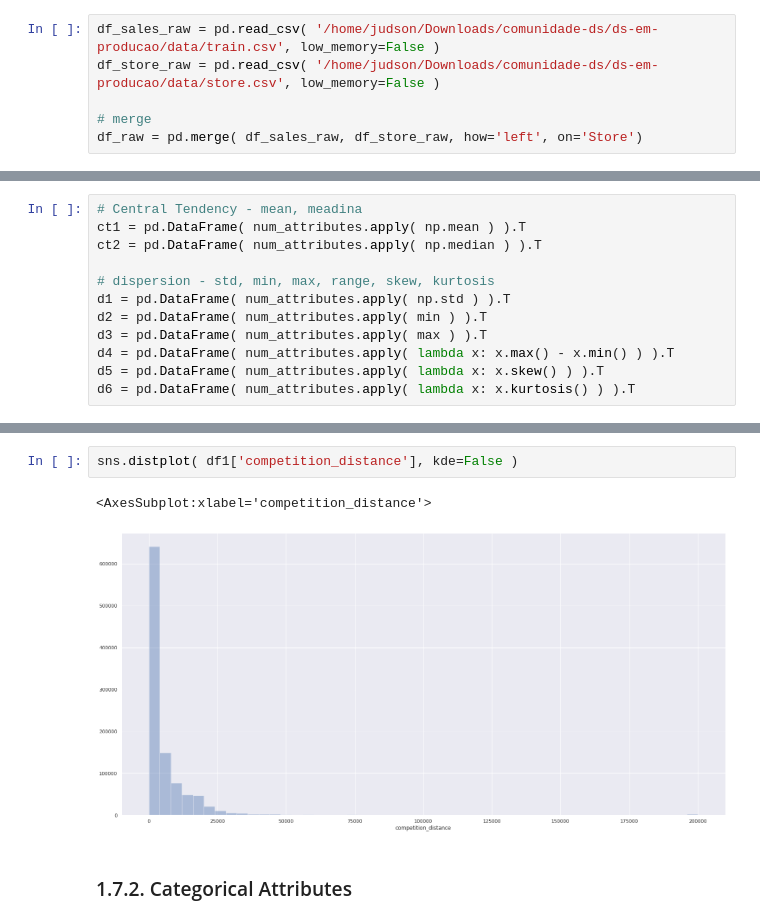
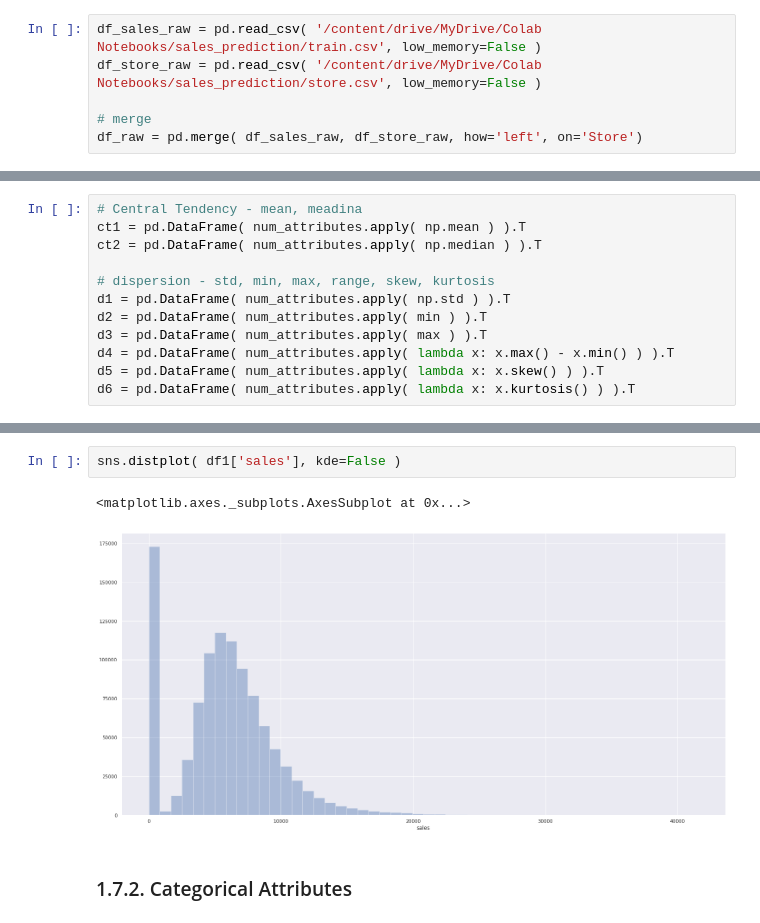
Before and after one commit to judsonomoura/sales_prediction, a Jupyter notebook: store_sales_prediction.ipynb, the cells around one changed output, grey strips where cells are left out. Saved outputs shown, nothing was run; the diff lists cells and outputs as text.

```diff
--- a/store_sales_prediction.ipynb
+++ b/store_sales_prediction.ipynb
@@ -57,6 +121,6 @@ Populating the interactive namespace from numpy and matplotlib
 # %%
-df_sales_raw = pd.read_csv( '/home/judson/Downloads/comunidade-ds/ds-em-producao/data/train.csv', low_memory=False )
-df_store_raw = pd.read_csv( '/home/judson/Downloads/comunidade-ds/ds-em-producao/data/store.csv', low_memory=False )
+df_sales_raw = pd.read_csv( '/content/drive/MyDrive/Colab Notebooks/sales_prediction/train.csv', low_memory=False )
+df_store_raw = pd.read_csv( '/content/drive/MyDrive/Colab Notebooks/sales_prediction/store.csv', low_memory=False )
 
 # merge
 df_raw = pd.merge( df_sales_raw, df_store_raw, how='left', on='Store')
@@ -251,10 +336,10 @@ m
 | 12 | promo2_since_year | 2009.0 | 2015.0 | 6.0 | 2012.793297 | 2013.0 | 1.662657 | -0.784436 | -0.210075 |
 | 13 | is_promo | 0.0 | 1.0 | 1.0 | 0.143345 | 0.0 | 0.350425 | 2.035562 | 2.143516 |
 # %%
-sns.distplot( df1['competition_distance'], kde=False )
+sns.distplot( df1['sales'], kde=False )
 # %% [output]
-<AxesSubplot:xlabel='competition_distance'>
+<matplotlib.axes._subplots.AxesSubplot at 0x...>
-[figure, old version]
+[figure, new version]
 # %% [markdown]
 ### 1.7.2. Categorical Attributes
 # %%
```
Also changed, not shown: parts of 39 cells of this notebook.
